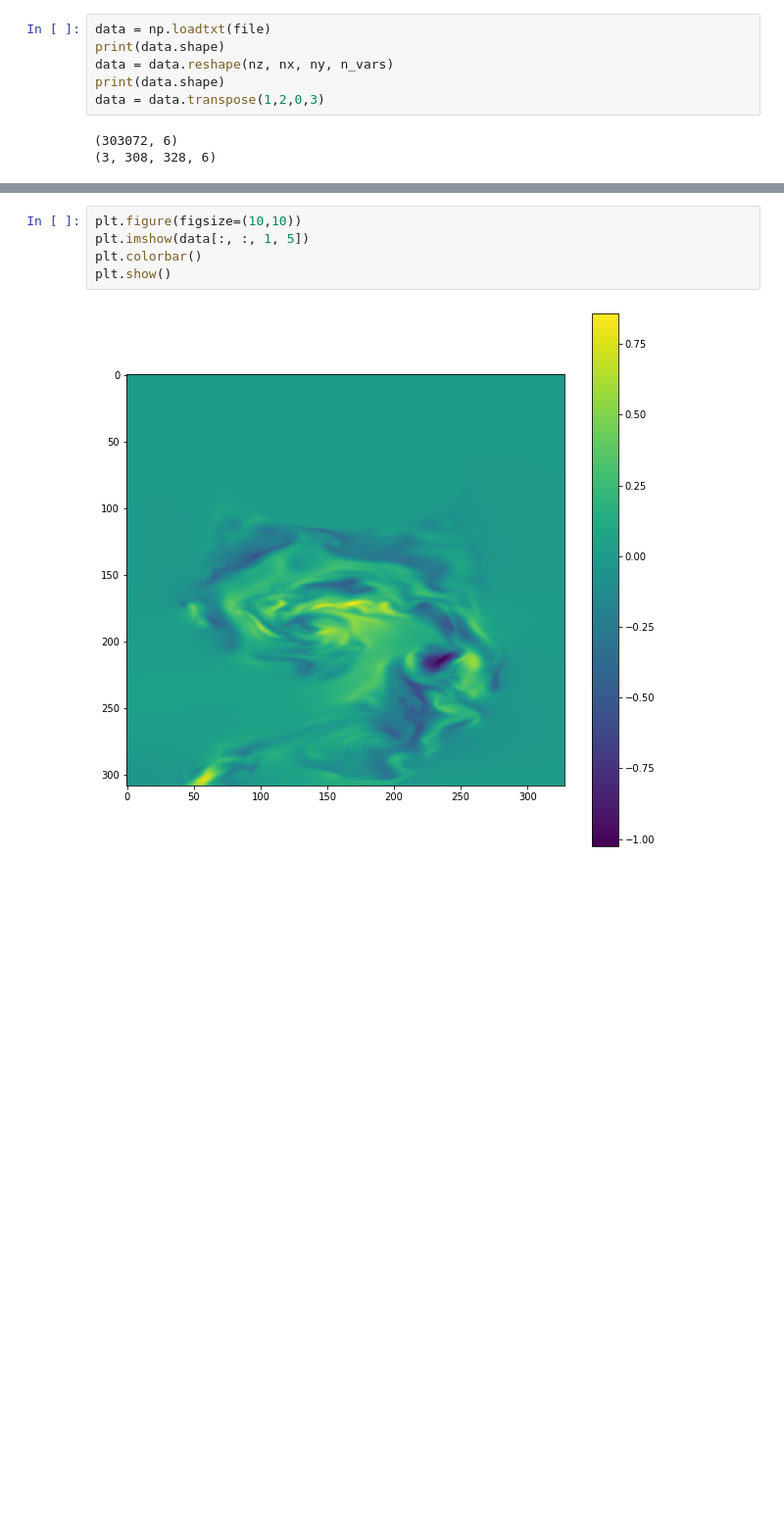
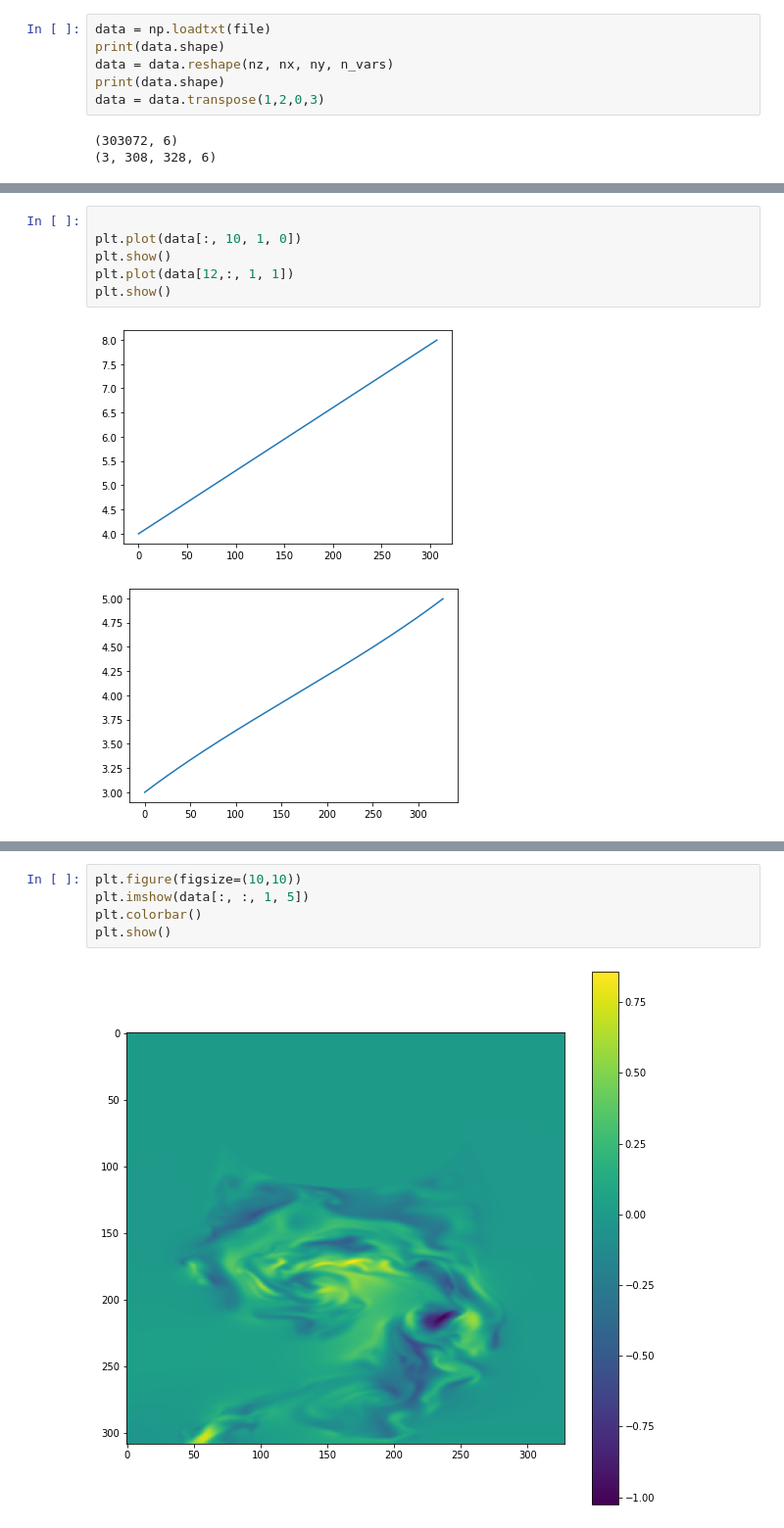
Before and after one commit to Chutlhu/TurboSuperResultion, a Jupyter notebook: notebooks/[Dataset] Re3900.ipynb, the cells around one changed output, grey strips where cells are left out. Shown at 98% size. Drawn from its saved outputs; the diff is of its cells as text; blank space fills up the shorter version.

```diff
--- a/notebooks/[Dataset] Re3900.ipynb
+++ b/notebooks/[Dataset] Re3900.ipynb
@@ -66,0 +76,9 @@ plt.imshow(data[:, :, 1, 5])
+# %%
+
+plt.plot(data[:, 10, 1, 0])
+plt.show()
+plt.plot(data[12,:, 1, 1])
+plt.show()
+# %% [output]
+[figure, added]
+[figure, added]
```
Also changed, not shown: parts of 3 cells of this notebook, 2 other files.
